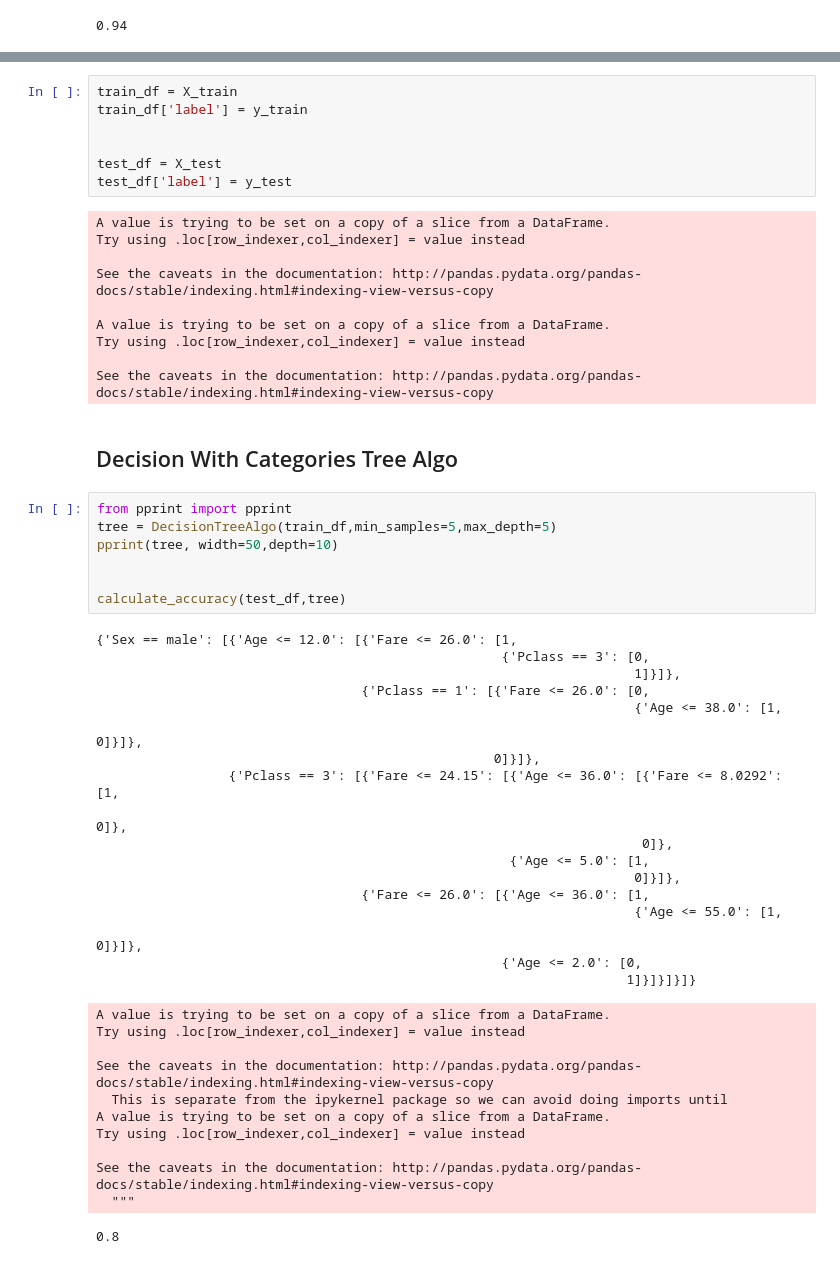
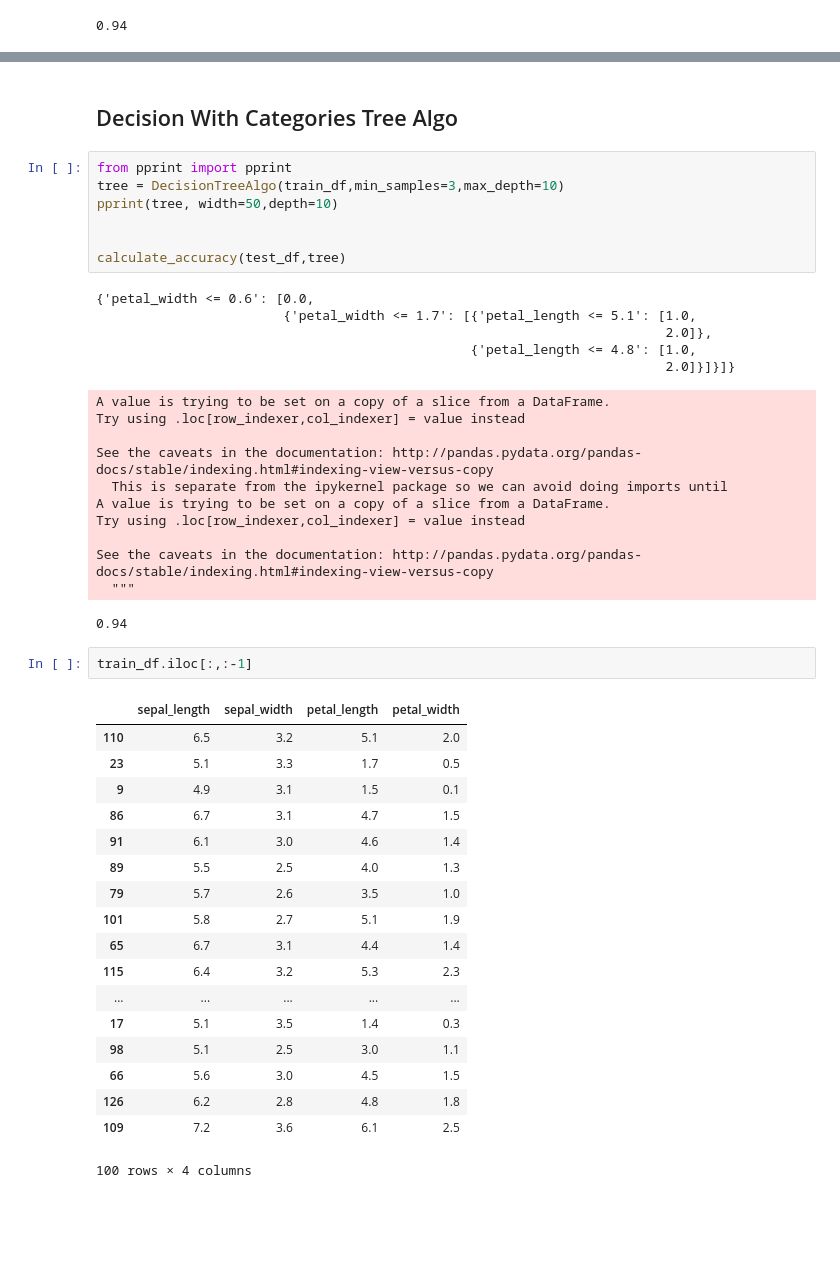
Before and after one commit to Mtaylert/MachineLearning_FromScratch, a Jupyter notebook: FromScratch_DecisionTreeClassifier.ipynb, the cells around one changed output, grey strips where cells are left out. Drawn from its saved outputs; the diff is of its cells as text; blank space fills up the shorter version.

```diff
--- a/FromScratch_DecisionTreeClassifier.ipynb
+++ b/FromScratch_DecisionTreeClassifier.ipynb
@@ -424,47 +386,18 @@ X_train, X_test, y_train, y_test = train_test_split(train, label, test_size=0.33
-# %%
-train_df = X_train
-train_df['label'] = y_train
-
-
-test_df = X_test
-test_df['label'] = y_test
-# %% [output]
-A value is trying to be set on a copy of a slice from a DataFrame.
-Try using .loc[row_indexer,col_indexer] = value instead
-
-See the caveats in the documentation: http://pandas.pydata.org/pandas-docs/stable/indexing.html#indexing-view-versus-copy
-
-A value is trying to be set on a copy of a slice from a DataFrame.
-Try using .loc[row_indexer,col_indexer] = value instead
-
-See the caveats in the documentation: http://pandas.pydata.org/pandas-docs/stable/indexing.html#indexing-view-versus-copy
 # %% [markdown]
 ## Decision With Categories Tree Algo
 # %%
 from pprint import pprint
-tree = DecisionTreeAlgo(train_df,min_samples=5,max_depth=5)
+tree = DecisionTreeAlgo(train_df,min_samples=3,max_depth=10)
 pprint(tree, width=50,depth=10)
 
 
 calculate_accuracy(test_df,tree)
 # %% [output]
-{'Sex == male': [{'Age <= 12.0': [{'Fare <= 26.0': [1,
-                                                    {'Pclass == 3': [0,
-                                                                     1]}]},
-                                  {'Pclass == 1': [{'Fare <= 26.0': [0,
-                                                                     {'Age <= 38.0': [1,
-                                                                                      0]}]},
-                                                   0]}]},
-                 {'Pclass == 3': [{'Fare <= 24.15': [{'Age <= 36.0': [{'Fare <= 8.0292': [1,
-                                                                                          0]},
-                                                                      0]},
-                                                     {'Age <= 5.0': [1,
-                                                                     0]}]},
-                                  {'Fare <= 26.0': [{'Age <= 36.0': [1,
-                                                                     {'Age <= 55.0': [1,
-                                                                                      0]}]},
-                                                    {'Age <= 2.0': [0,
-                                                                    1]}]}]}]}
+{'petal_width <= 0.6': [0.0,
+                        {'petal_width <= 1.7': [{'petal_length <= 5.1': [1.0,
+                                                                         2.0]},
+                                                {'petal_length <= 4.8': [1.0,
+                                                                         2.0]}]}]}
 A value is trying to be set on a copy of a slice from a DataFrame.
 Try using .loc[row_indexer,col_indexer] = value instead
 
@@ -475,4 +408,25 @@ Try using .loc[row_indexer,col_indexer] = value instead
 
 See the caveats in the documentation: http://pandas.pydata.org/pandas-docs/stable/indexing.html#indexing-view-versus-copy
   """
-0.8
+0.94
+# %%
+train_df.iloc[:,:-1]
+# %% [output]
+|  | sepal_length | sepal_width | petal_length | petal_width |
+| 110 | 6.5 | 3.2 | 5.1 | 2.0 |
+| 23 | 5.1 | 3.3 | 1.7 | 0.5 |
+| 9 | 4.9 | 3.1 | 1.5 | 0.1 |
+| 86 | 6.7 | 3.1 | 4.7 | 1.5 |
+| 91 | 6.1 | 3.0 | 4.6 | 1.4 |
+| 89 | 5.5 | 2.5 | 4.0 | 1.3 |
+| 79 | 5.7 | 2.6 | 3.5 | 1.0 |
+| 101 | 5.8 | 2.7 | 5.1 | 1.9 |
+| 65 | 6.7 | 3.1 | 4.4 | 1.4 |
+| 115 | 6.4 | 3.2 | 5.3 | 2.3 |
+| ... | ... | ... | ... | ... |
+| 17 | 5.1 | 3.5 | 1.4 | 0.3 |
+| 98 | 5.1 | 2.5 | 3.0 | 1.1 |
+| 66 | 5.6 | 3.0 | 4.5 | 1.5 |
+| 126 | 6.2 | 2.8 | 4.8 | 1.8 |
+| 109 | 7.2 | 3.6 | 6.1 | 2.5 |
+100 rows × 4 columns
```
Also changed, not shown: parts of 7 cells of this notebook.
